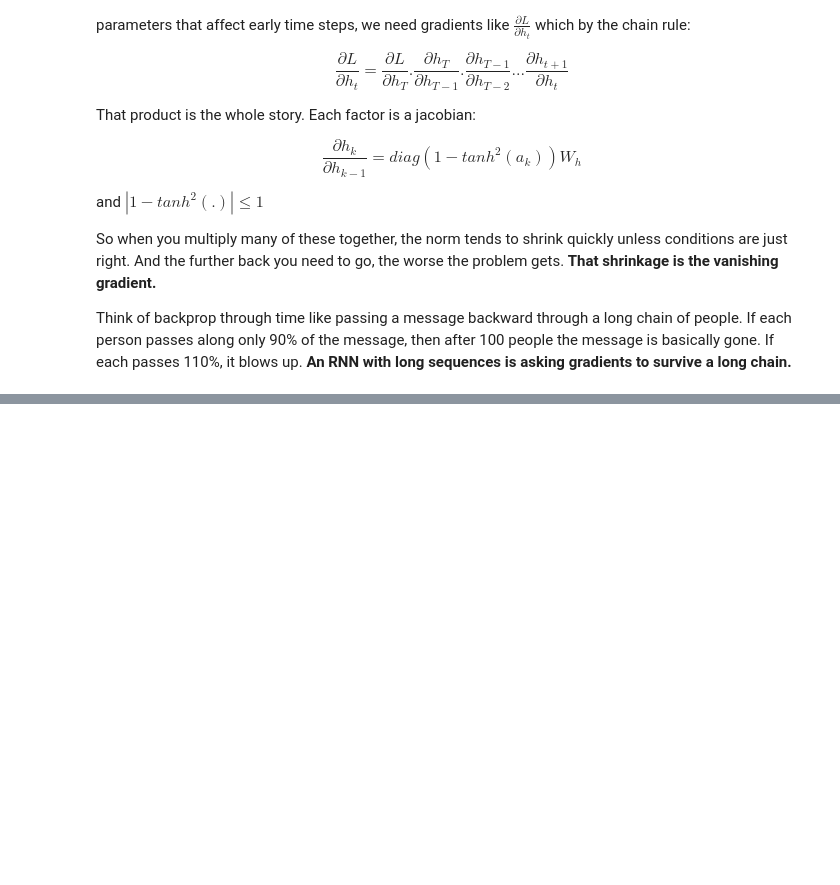
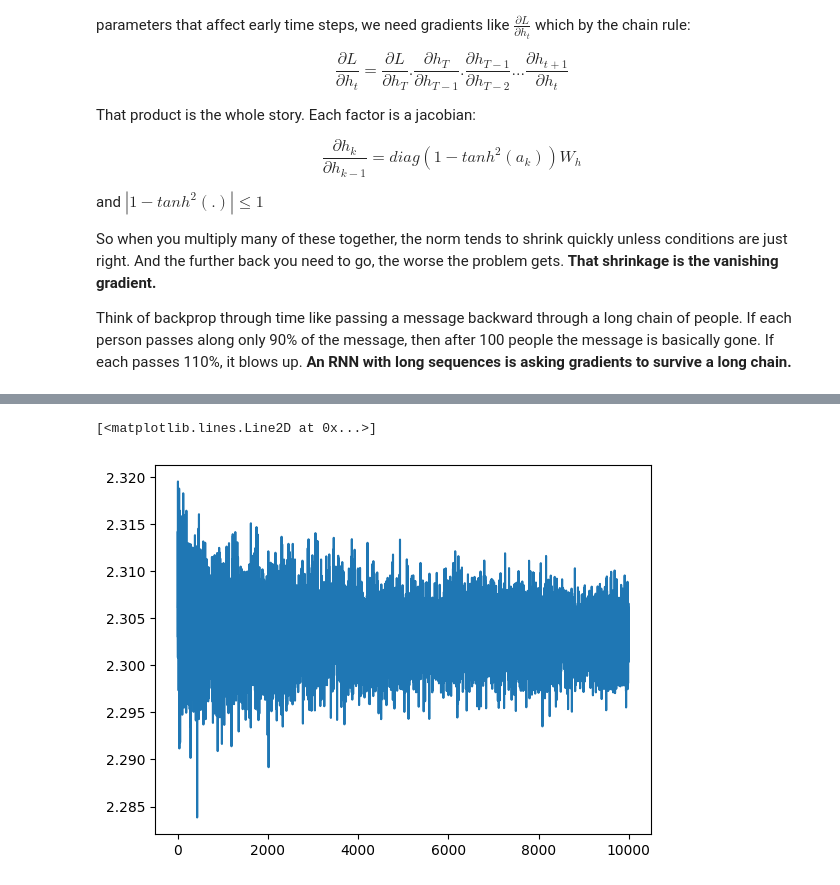
Before and after one commit to lshahsha/model_tutorial, a Jupyter notebook: notebooks/rnns.ipynb, the cells around one changed output, grey strips where cells are left out. Cells and saved outputs as stored; diff of their text form; code cells hidden in the pictures; blank space fills up the shorter version.

```diff
--- a/notebooks/rnns.ipynb
+++ b/notebooks/rnns.ipynb
@@ -797,0 +1025,27 @@ That’s vanishing gradient made visible.
+# %%
+model = myLSTM(input_dim=10, hidden_dim=64, pin_length=4)
+optimizer = torch.optim.Adam(model.parameters(), lr=1e-3)
+loss_fn = nn.CrossEntropyLoss()
+
+batch_size = 32
+seq_len = 20
+loss_all = []
+for step in range(10000):
+
+    x, pin = generate_batch(seq_len=seq_len, batch_size=32, pin_length=4)
+
+    logits, h = model(x)
+
+    loss = loss_fn(
+        logits.view(-1, 10),
+        pin.view(-1)
+    )
+
+    loss_all.append(loss.item())
+
+    optimizer.zero_grad()
+    loss.backward()
+    optimizer.step()
+
+    if step % 200 == 0:
+        print("step:", step, "loss:", loss.item())
@@ -797,0 +1070,5 @@ That’s vanishing gradient made visible.
+# %%
+plt.plot(loss_all)
+# %% [output]
+[<matplotlib.lines.Line2D at 0x...>]
+[figure, added]
```
Also changed, not shown: parts of 22 cells of this notebook, 9 other files.
